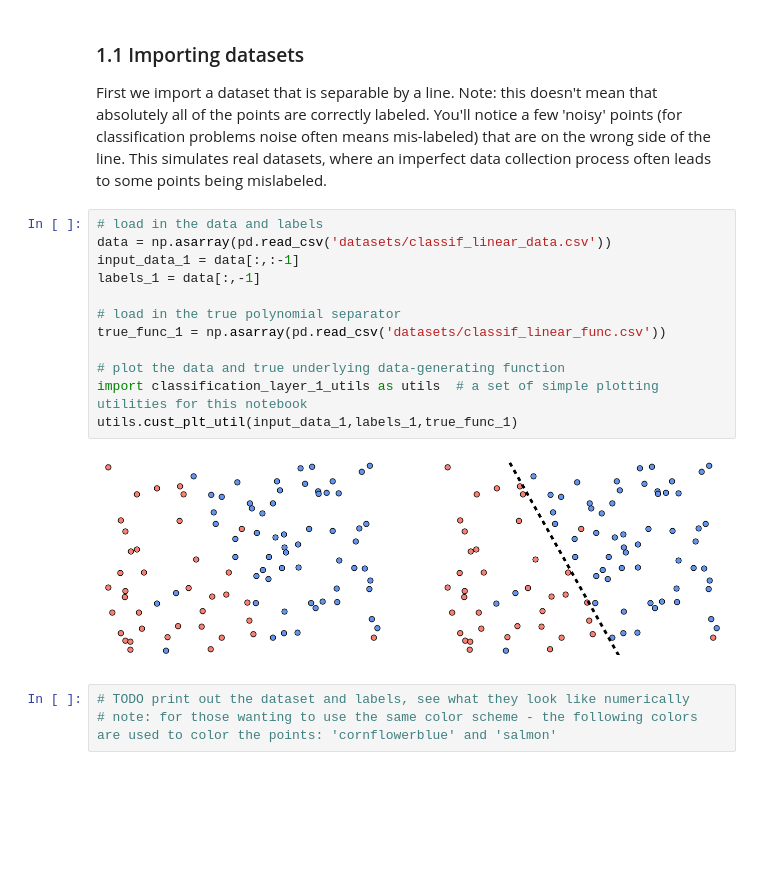
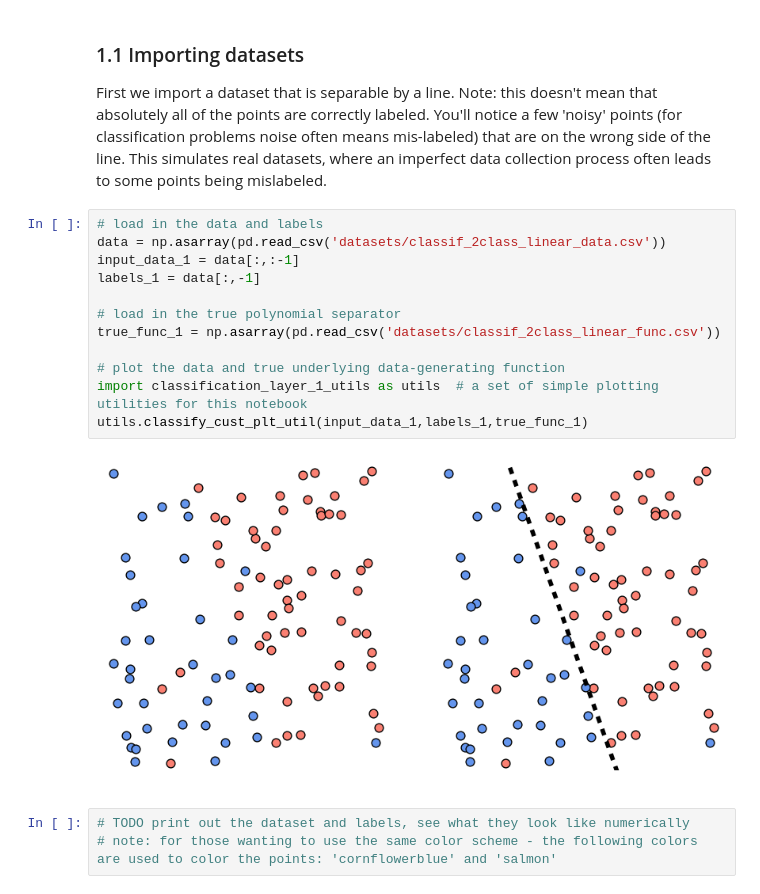
Before and after one commit to are7are7/austinMetis, a Jupyter notebook: layer_1/metis_classification_layer_1.ipynb, the cells around one changed output. Saved outputs shown, nothing was run; the diff lists cells and outputs as text; blank space fills up the shorter version.

```diff
--- a/layer_1/metis_classification_layer_1.ipynb
+++ b/layer_1/metis_classification_layer_1.ipynb
@@ -31,18 +31,18 @@ sys.path.append('utils')            # append our utility names
 First we import a dataset that is separable by a line.  Note: this doesn't mean that absolutely all of the points are correctly labeled.  You'll notice a few 'noisy' points (for classification problems noise often means mis-labeled) that are on the wrong side of the line.  This simulates real datasets, where an imperfect data collection process often leads to some points being mislabeled.
 # %%
 # load in the data and labels
-data = np.asarray(pd.read_csv('datasets/classif_linear_data.csv'))
+data = np.asarray(pd.read_csv('datasets/classif_2class_linear_data.csv'))
 input_data_1 = data[:,:-1]
 labels_1 = data[:,-1]
 
 # load in the true polynomial separator
-true_func_1 = np.asarray(pd.read_csv('datasets/classif_linear_func.csv'))
+true_func_1 = np.asarray(pd.read_csv('datasets/classif_2class_linear_func.csv'))
 
 # plot the data and true underlying data-generating function
 import classification_layer_1_utils as utils  # a set of simple plotting utilities for this notebook
-utils.cust_plt_util(input_data_1,labels_1,true_func_1)
+utils.classify_cust_plt_util(input_data_1,labels_1,true_func_1)
 # %% [output]
-[figure, old version]
+[figure, new version]
 # %%
 # TODO print out the dataset and labels, see what they look like numerically
 # note: for those wanting to use the same color scheme - the following colors are used to color the points: 'cornflowerblue' and 'salmon'
```
Also changed, not shown: parts of 18 cells of this notebook, 12 other files.
